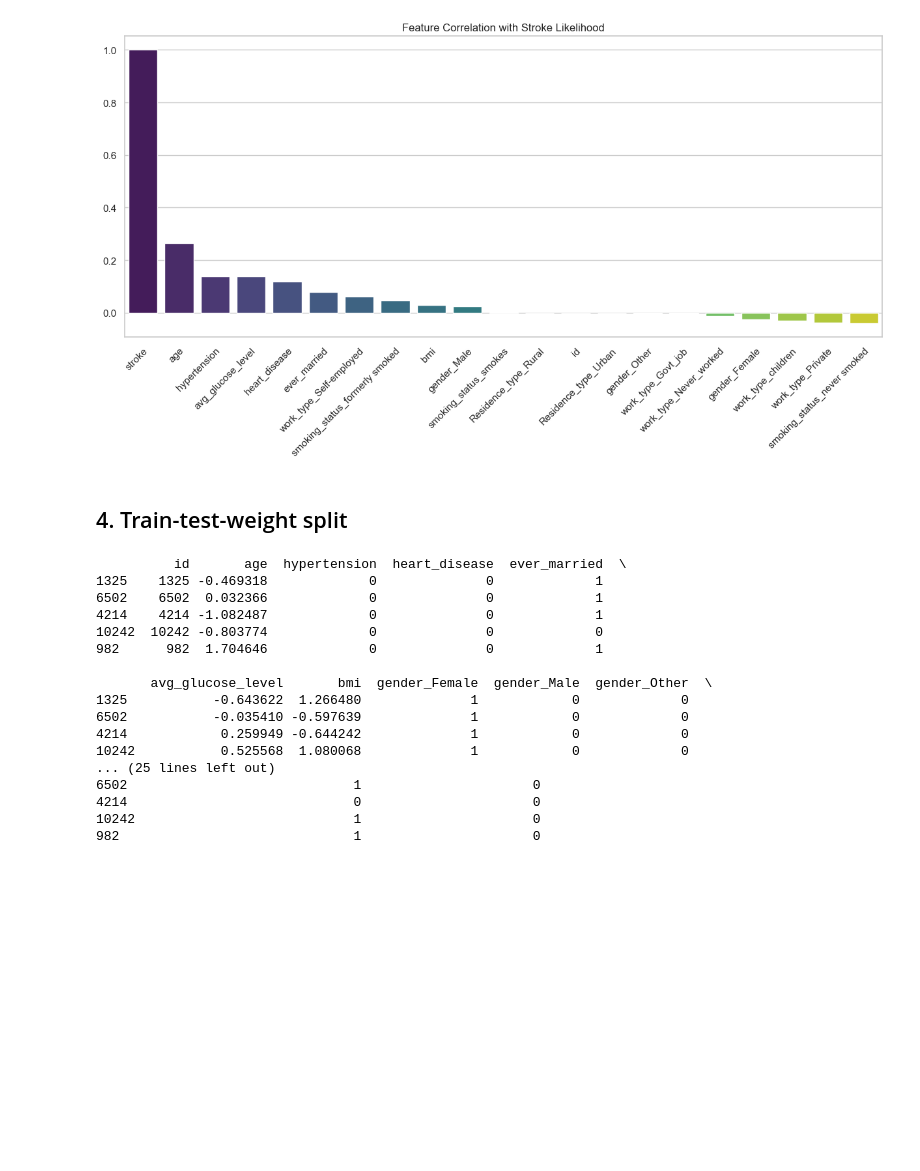
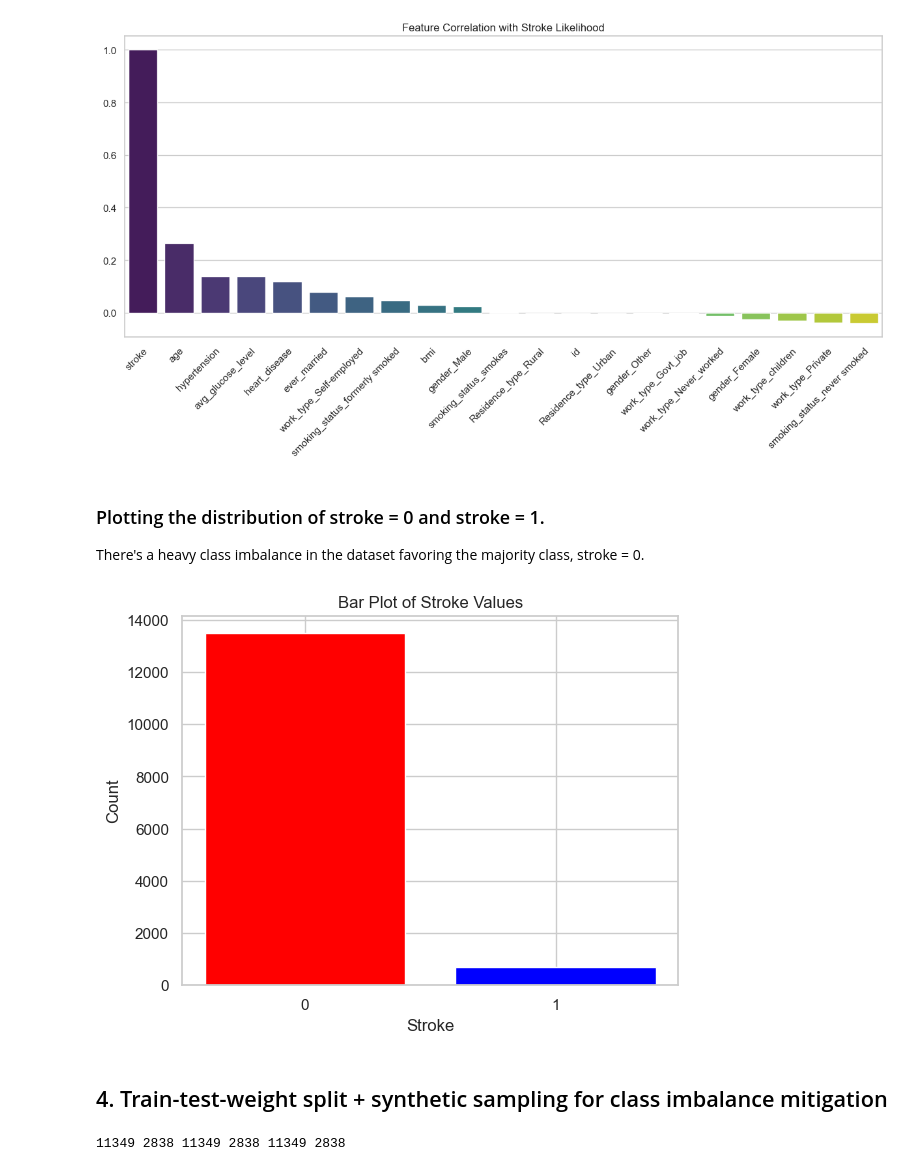
Before and after one commit to briannlin/184a_stroke_prediction, a Jupyter notebook: stroke_prediction.ipynb, the cells around one changed output. Cells and saved outputs as stored; diff of their text form; code cells hidden in the pictures; blank space fills up the shorter version.

```diff
--- a/stroke_prediction.ipynb
+++ b/stroke_prediction.ipynb
@@ -230,12 +230,32 @@ plt.title('Feature Correlation with Stroke Likelihood')
 plt.show()
 # %% [output]
 [figure]
+# %% [markdown]
+### Plotting the distribution of stroke = 0 and stroke = 1.
+There's a heavy class imbalance in the dataset favoring the majority class, stroke = 0.
+# %%
+stroke_counts = df['stroke'].value_counts()
+
+# Create a bar plot
+plt.bar(stroke_counts.index, stroke_counts.values, color=['red', 'blue'])
+
+# Add labels and title
+plt.xlabel('Stroke')
+plt.ylabel('Count')
+plt.xticks([0, 1])
+plt.title('Bar Plot of Stroke Values')
+
+# Show the plot
+plt.show()
+# %% [output]
+[figure, added]
 # %% [markdown]
-## 4. Train-test-weight split
+## 4. Train-test-weight split + synthetic sampling for class imbalance mitigation
 # %%
 from sklearn.model_selection  import train_test_split
 from sklearn.utils import class_weight
 import time
+
 weights = class_weight.compute_class_weight('balanced', classes=[0, 1], y=df['stroke'])
 
 w = [weights[0] if stroke == 0 else weights[1] for stroke in df['stroke']]
@@ -245,27 +265,6 @@ X = df.to_numpy()
 seed = np.random.seed(int(time.time()))
 X_tr, X_te, y_tr, y_te, w_tr, w_te = train_test_split(X, y, w, test_size=0.2, random_state=seed)
 
-
-# df['weight'] = weight_list
-# print(df.head())
-
-df = df.sample(frac=1)
-print(df.head())
+print(len(X_tr), len(X_te), len(y_tr), len(y_te), len(w_tr), len(w_te))
 # %% [output]
-          id       age  hypertension  heart_disease  ever_married  \
-1325    1325 -0.469318             0              0             1
-6502    6502  0.032366             0              0             1
-4214    4214 -1.082487             0              0             1
-10242  10242 -0.803774             0              0             0
-982      982  1.704646             0              0             1
-
-       avg_glucose_level       bmi  gender_Female  gender_Male  gender_Other  \
-1325           -0.643622  1.266480              1            0             0
-6502           -0.035410 -0.597639              1            0             0
-4214            0.259949 -0.644242              1            0             0
-10242           0.525568  1.080068              1            0             0
-... (25 lines left out)
-6502                             1                      0
-4214                             0                      0
-10242                            1                      0
-982                              1                      0
+11349 2838 11349 2838 11349 2838
```
Also changed, not shown: parts of 11 cells of this notebook.
